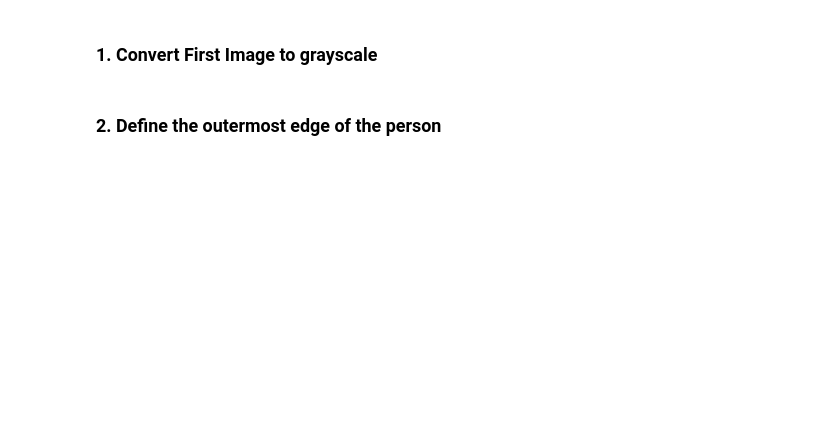
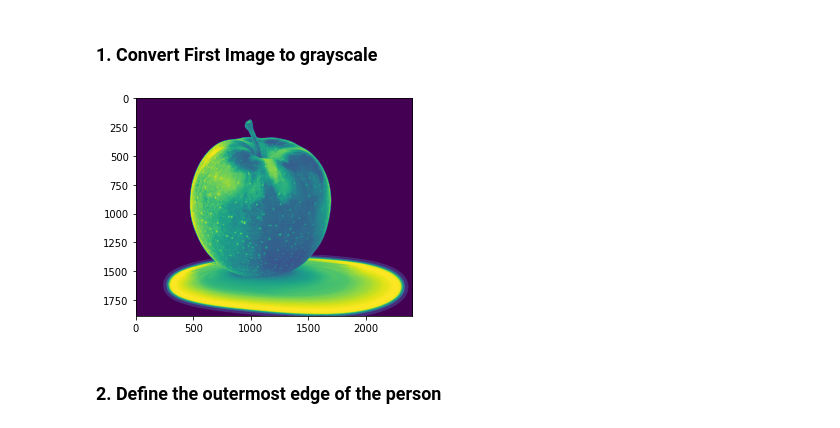
Before and after one commit to bikashk123/LuxPM, a Jupyter notebook: Data science/Data science.ipynb, the cells around one changed output. Cells and saved outputs as stored; diff of their text form; code cells hidden in the pictures; blank space fills up the shorter version.

```diff
--- a/Data science/Data science.ipynb
+++ b/Data science/Data science.ipynb
@@ -22,8 +30,12 @@ img2=cv2.imread('apple_2.png')
 # %%
 apple_1_gray = cv2.cvtColor(img1, cv2.COLOR_BGR2GRAY)
 cv2.imshow('Gray image', apple_1_gray)   # print the first image in grayscale
 cv2.waitKey(0)
 cv2.destroyAllWindows()
 plt.imsave("apple1_gray.jpg", apple_1_gray)
+plt.imshow(apple_1_gray)   # for plotting in a notebook
+plt.show()
+# %% [output]
+[figure, added]
 # %% [markdown]
 ### 2. Define the outermost edge of the person
```
Also changed, not shown: parts of 5 cells of this notebook, 1 other file.
